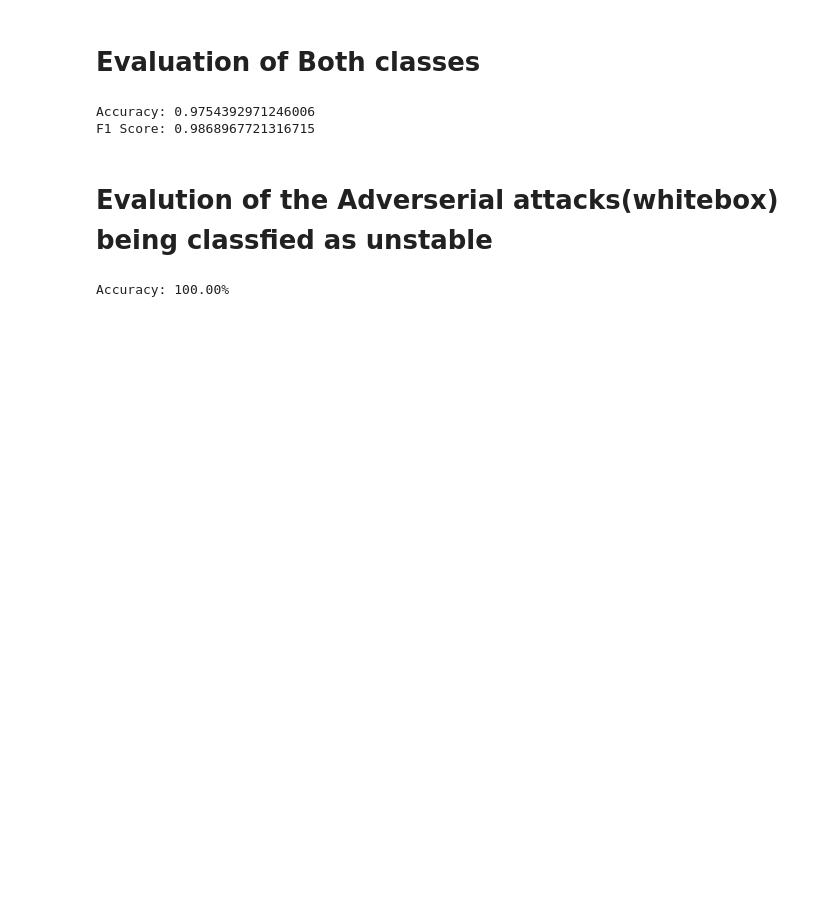
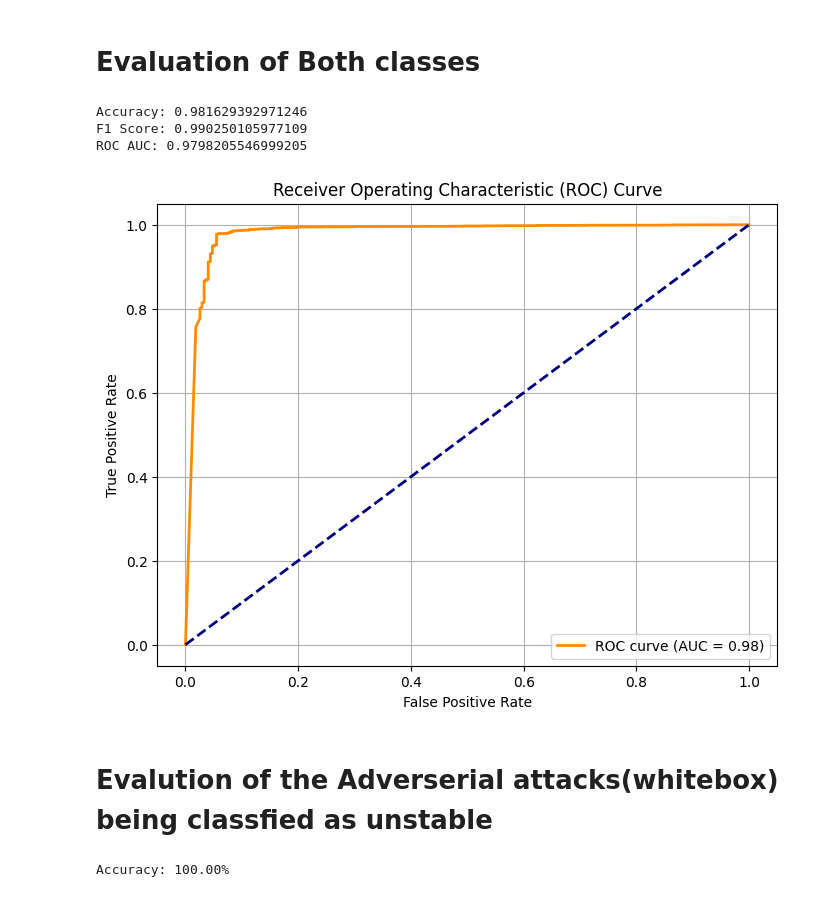
Before and after one commit to emadef1/GAN-Stability, a Jupyter notebook: Agumentation_with_adverserial_training_new.ipynb, the cells around one changed output. Saved outputs shown, nothing was run; the diff lists cells and outputs as text; code cells hidden in the pictures; blank space fills up the shorter version.

```diff
--- a/Agumentation_with_adverserial_training_new.ipynb
+++ b/Agumentation_with_adverserial_training_new.ipynb
@@ -871,48 +871,69 @@ Accuracy: 97.91%
 # %% [markdown]
 # Evaluation of Both classes
 # %%
-from sklearn.metrics import accuracy_score, f1_score
+from sklearn.metrics import roc_curve, auc, accuracy_score, f1_score
+import matplotlib.pyplot as plt
+import numpy as np
 
 # List to store predicted class labels and true labels
 predicted_labels = []
 true_labels = []
 
 # Set the discriminator to evaluation mode
 trained_discriminator.eval()
 
 with torch.no_grad():
     # Loop through the first test loader
     for inputs, labels in test_loader1:
         inputs = inputs.to(device)
         surrogate_outputs = trained_discriminator(inputs)
-        threshold = 0.5
-        batch_predicted_labels = (surrogate_outputs >= threshold).int()
-        predicted_labels.append(batch_predicted_labels.cpu().numpy())
+        predicted_labels.append(surrogate_outputs.cpu().numpy())
         true_labels.append(labels.cpu().numpy())
 
     # Loop through the second test loader
     for inputs, labels in test_loader:
         inputs = inputs.to(device)
         surrogate_outputs = trained_discriminator(inputs)
-        threshold = 0.5
-        batch_predicted_labels = (surrogate_outputs >= threshold).int()
-        predicted_labels.append(batch_predicted_labels.cpu().numpy())
+        predicted_labels.append(surrogate_outputs.cpu().numpy())
         true_labels.append(labels.cpu().numpy())
 
-# Convert the list of predicted labels and true labels to numpy arrays
+# Convert lists to numpy arrays
 predicted_labels = np.concatenate(predicted_labels)
-predicted_labels_selected = predicted_labels[:, 0, 0]
 true_labels = np.concatenate(true_labels, axis=0)
+
+# Extract scores and apply threshold
+scores = predicted_labels[:, 0, 0]
+predicted_labels_selected = (scores >= 0.5).astype(int)
+
 # Calculate accuracy and F1 score
 accuracy = accuracy_score(true_labels, predicted_labels_selected)
 f1 = f1_score(true_labels, predicted_labels_selected)
 
-# Print accuracy and F1 score
+# Calculate ROC curve and AUC
+fpr, tpr, _ = roc_curve(true_labels, scores)
+roc_auc = auc(fpr, tpr)
+
+# Print accuracy, F1 score, and AUC
 print("Accuracy:", accuracy)
 print("F1 Score:", f1)
+print("ROC AUC:", roc_auc)
+
+# Plot ROC curve
+plt.figure(figsize=(8, 6))
+plt.plot(fpr, tpr, color='darkorange', lw=2, label=f'ROC curve (AUC = {roc_auc:.2f})')
+plt.plot([0, 1], [0, 1], color='navy', lw=2, linestyle='--')
+plt.xlabel('False Positive Rate')
+plt.ylabel('True Positive Rate')
+plt.title('Receiver Operating Characteristic (ROC) Curve')
+plt.legend(loc='lower right')
+plt.savefig('roc_curve.png', dpi=300)  # Saves with high resolution
+plt.grid(True)
+plt.show()
 # %% [output]
-Accuracy: 0.9754392971246006
-F1 Score: 0.9868967721316715
+Accuracy: 0.981629392971246
+F1 Score: 0.990250105977109
+ROC AUC: 0.9798205546999205
+[figure, added]
 # %% [markdown]
 # Evalution of the Adverserial attacks(whitebox) being classfied as unstable
 # %%
```
Also changed, not shown: parts of 19 cells of this notebook.
